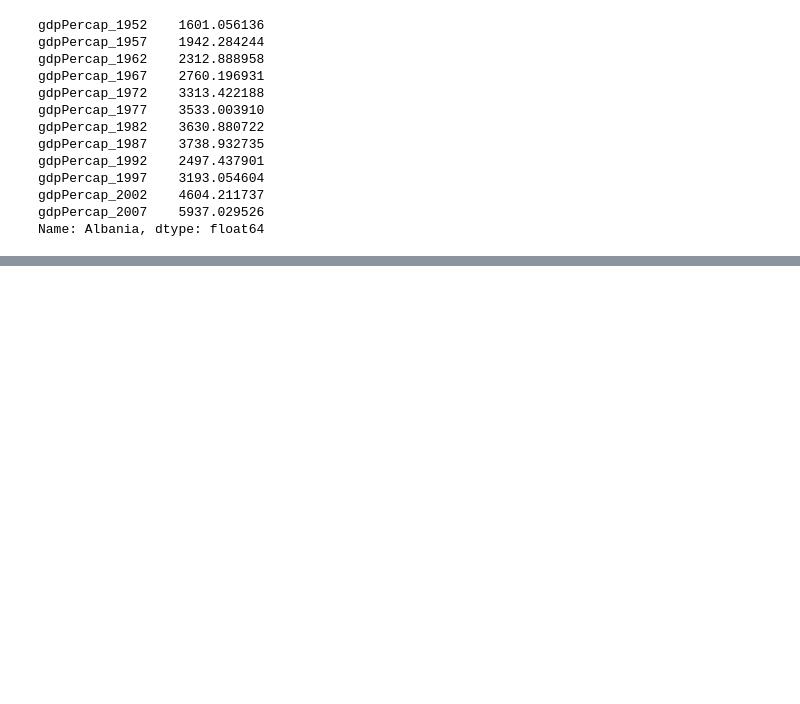
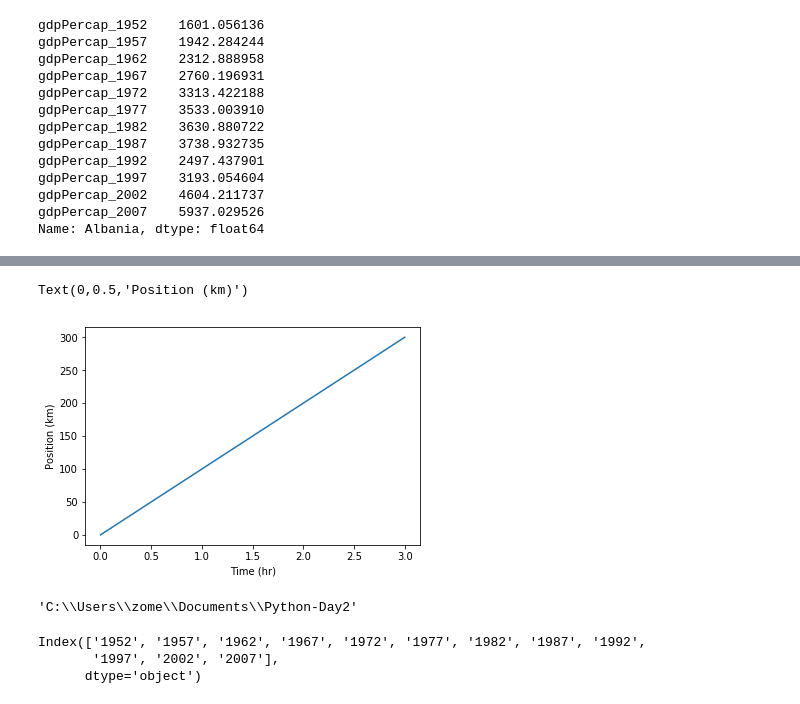
Before and after one commit to zomehoh/Python-Day2, a Jupyter notebook: code/Day2_code.ipynb, the cells around one changed output, grey strips where cells are left out. Drawn from its saved outputs; the diff is of its cells as text; code cells hidden in the pictures; blank space fills up the shorter version.

```diff
--- a/code/Day2_code.ipynb
+++ b/code/Day2_code.ipynb
@@ -72,0 +101,14 @@ Name: Albania, dtype: float64
+# %%
+time = [0,1,2,3]
+position = [0,100,200,300]
+# %%
+plt.plot(time, position)
+plt.xlabel('Time (hr)')
+plt.ylabel('Position (km)')
+# %% [output]
+Text(0,0.5,'Position (km)')
+[figure, added]
+# %%
+pwd
+# %% [output]
+'C:\\Users\\zome\\Documents\\Python-Day2'
@@ -72,0 +119,6 @@ Name: Albania, dtype: float64
+# %%
+years
+# %% [output]
+Index(['1952', '1957', '1962', '1967', '1972', '1977', '1982', '1987', '1992',
+       '1997', '2002', '2007'],
+      dtype='object')
```
Also changed, not shown: parts of 10 cells of this notebook.
